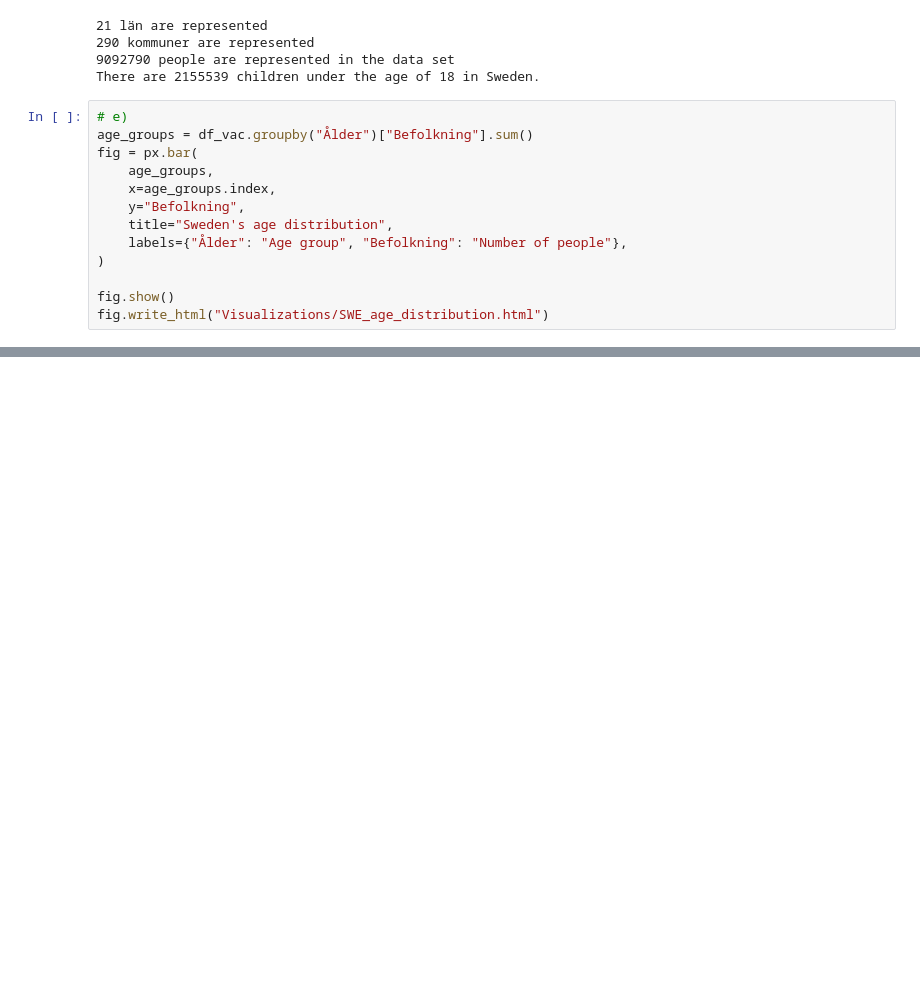
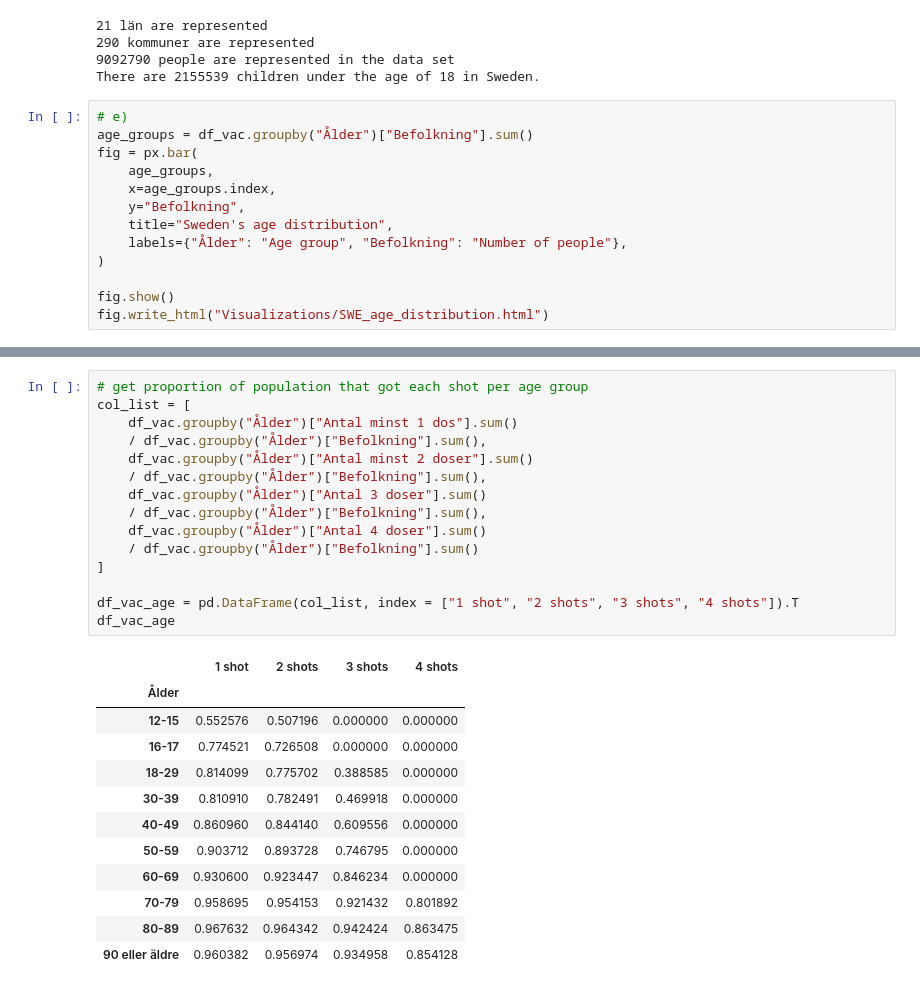
Before and after one commit to jvesand/data-processing-johan-sandberg, a Jupyter notebook: Labs/Lab-Covid/lab_covid.ipynb, the cells around one changed output, grey strips where cells are left out. Saved outputs shown, nothing was run; the diff lists cells and outputs as text; blank space fills up the shorter version.

```diff
--- a/Labs/Lab-Covid/lab_covid.ipynb
+++ b/Labs/Lab-Covid/lab_covid.ipynb
@@ -233,0 +399,28 @@ fig.write_html("Visualizations/SWE_Vaccination_shots_sthml_and_vgota.html")
+# %%
+# get proportion of population that got each shot per age group
+col_list = [
+    df_vac.groupby("Ålder")["Antal minst 1 dos"].sum()
+    / df_vac.groupby("Ålder")["Befolkning"].sum(),
+    df_vac.groupby("Ålder")["Antal minst 2 doser"].sum()
+    / df_vac.groupby("Ålder")["Befolkning"].sum(),
+    df_vac.groupby("Ålder")["Antal 3 doser"].sum()
+    / df_vac.groupby("Ålder")["Befolkning"].sum(),
+    df_vac.groupby("Ålder")["Antal 4 doser"].sum()
+    / df_vac.groupby("Ålder")["Befolkning"].sum()
+]
+
+df_vac_age = pd.DataFrame(col_list, index = ["1 shot", "2 shots", "3 shots", "4 shots"]).T
+df_vac_age
+# %% [output]
+|  | 1 shot | 2 shots | 3 shots | 4 shots |
+| Ålder |  |  |  |  |
+| 12-15 | 0.552576 | 0.507196 | 0.000000 | 0.000000 |
+| 16-17 | 0.774521 | 0.726508 | 0.000000 | 0.000000 |
+| 18-29 | 0.814099 | 0.775702 | 0.388585 | 0.000000 |
+| 30-39 | 0.810910 | 0.782491 | 0.469918 | 0.000000 |
+| 40-49 | 0.860960 | 0.844140 | 0.609556 | 0.000000 |
+| 50-59 | 0.903712 | 0.893728 | 0.746795 | 0.000000 |
+| 60-69 | 0.930600 | 0.923447 | 0.846234 | 0.000000 |
+| 70-79 | 0.958695 | 0.954153 | 0.921432 | 0.801892 |
+| 80-89 | 0.967632 | 0.964342 | 0.942424 | 0.863475 |
+| 90 eller äldre | 0.960382 | 0.956974 | 0.934958 | 0.854128 |
```
Also changed, not shown: parts of 24 cells of this notebook, 11 other files.
